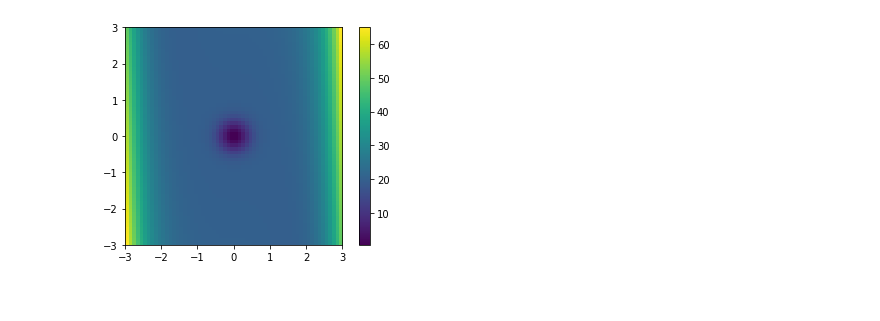
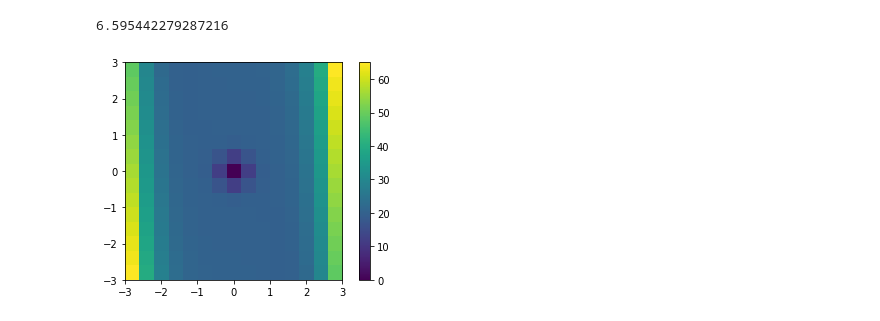
Before and after one commit to LorenzoBuriola/LoCP_moduleB, a Jupyter notebook: Ex_week01.ipynb, the cells around one changed output. Saved outputs shown, nothing was run; the diff lists cells and outputs as text; code cells hidden in the pictures.

```diff
--- a/Ex_week01.ipynb
+++ b/Ex_week01.ipynb
@@ -13,13 +17,17 @@ def grady(X, b = 20, q = 0.1, w = 10):
+# %%
+print(func([0.2,0.2]))
+# %% [output]
+6.595442279287216
 # %%
-x = np.linspace(-3, 3, 60)
-y = np.linspace(-3, 3, 60)
+x = np.linspace(-3, 3, 15)
+y = np.linspace(-3, 3, 15)
 
 X = np.meshgrid(x, y)
 plt.imshow(func(X), extent=[-3, 3, -3, 3])
 plt.colorbar()
 plt.show()
 # %% [output]
-[figure, old version]
+[figure, new version]
 # %%
 # Vanilla GD
 def gd(grad, init, n_epochs=1000, eta=10**-4, noise_strength=0):
```
Also changed, not shown: parts of 8 cells of this notebook.
